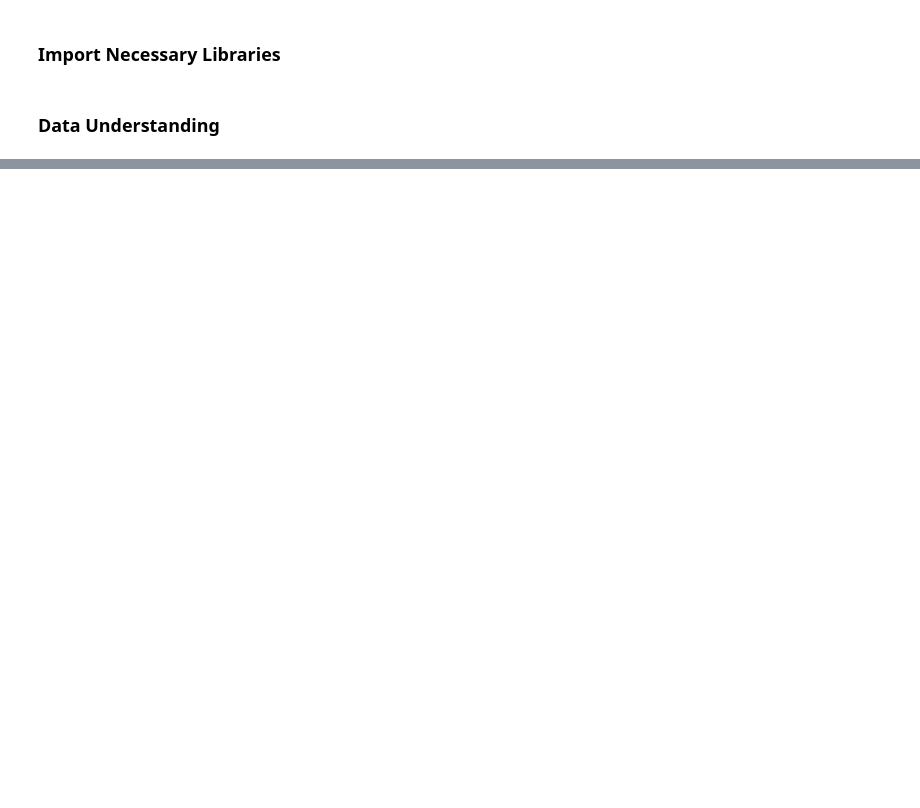
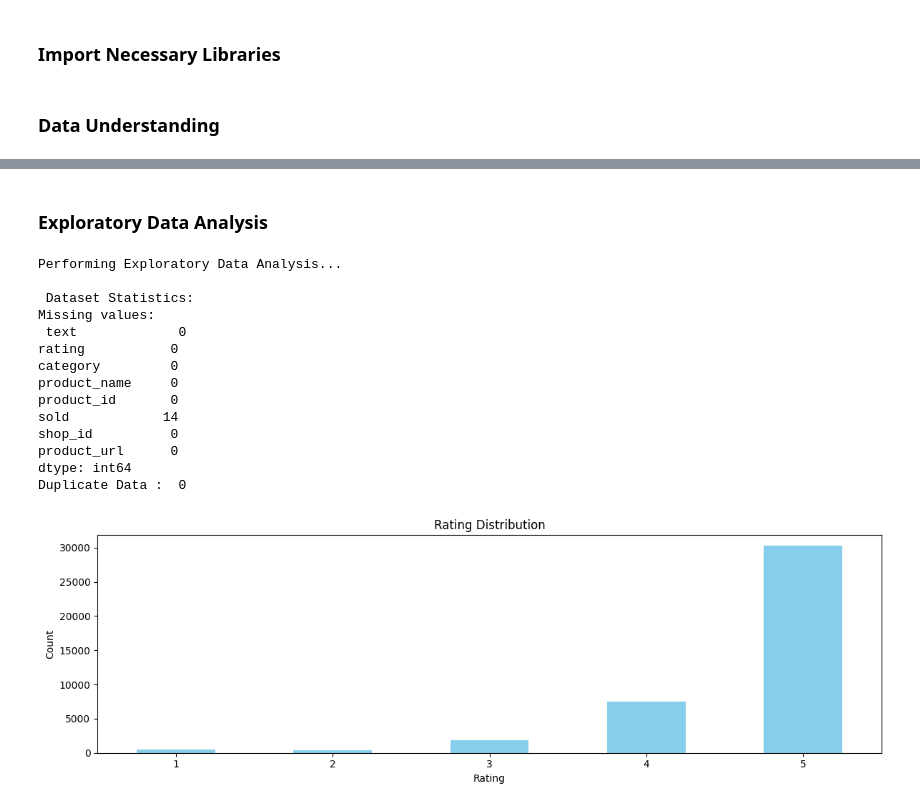
Before and after one commit to adikahnf/nolimit-ds-test-adika, a Jupyter notebook: sentiment.ipynb, the cells around one changed output, grey strips where cells are left out. Saved outputs shown, nothing was run; the diff lists cells and outputs as text; code cells hidden in the pictures; blank space fills up the shorter version.

```diff
--- a/sentiment.ipynb
+++ b/sentiment.ipynb
@@ -6,6 +19,14 @@ import matplotlib.pyplot as plt
 # %% [markdown]
 ### Data Understanding
+# %%
+DATA_PATH = "tokopedia-product-reviews-2019.csv"
 # %%
-df = pd.read_csv('tokopedia-product-reviews-2019.csv')
-df.head()
+# Load Dataset
+if os.path.exists(DATA_PATH):
+    df = pd.read_csv(DATA_PATH, index_col=0)
+    print(f"Loaded Full Dataset : {DATA_PATH} -> {df.shape}")
+else:
+    raise FileNotFoundError(
+        "No CSV found. Please place a CSV in directory"
+    )
 # %% [output]
@@ -17,0 +69,45 @@ df.head()
+# %% [markdown]
+### Exploratory Data Analysis
+# %%
+def perform_eda(df):
+    """
+    Comprehensive exploratory data analysis
+    """
+
+    print("Performing Exploratory Data Analysis...")
+
+    # Basic statistics
+    print("\n Dataset Statistics:")
+    print("Missing values: \n", df.isna().sum())
+    print("Duplicate Data : ", df.duplicated().sum())
+
+    # Rating distribution
+    if 'rating' in df.columns:
+        plt.figure(figsize=(12, 4))
+        df['rating'].value_counts().sort_index().plot(kind='bar', color='skyblue')
+        plt.title('Rating Distribution')
+        plt.xlabel('Rating')
+        plt.ylabel('Count')
+        plt.xticks(rotation=0)
+        plt.tight_layout()
+        plt.show()
+
+    return df
+
+df_eda = perform_eda(df)
+# %% [output]
+Performing Exploratory Data Analysis...
+
+ Dataset Statistics:
+Missing values:
+ text             0
+rating           0
+category         0
+product_name     0
+product_id       0
+sold            14
+shop_id          0
+product_url      0
+dtype: int64
+Duplicate Data :  0
+[figure, added]
```
Also changed, not shown: parts of 23 cells of this notebook.
